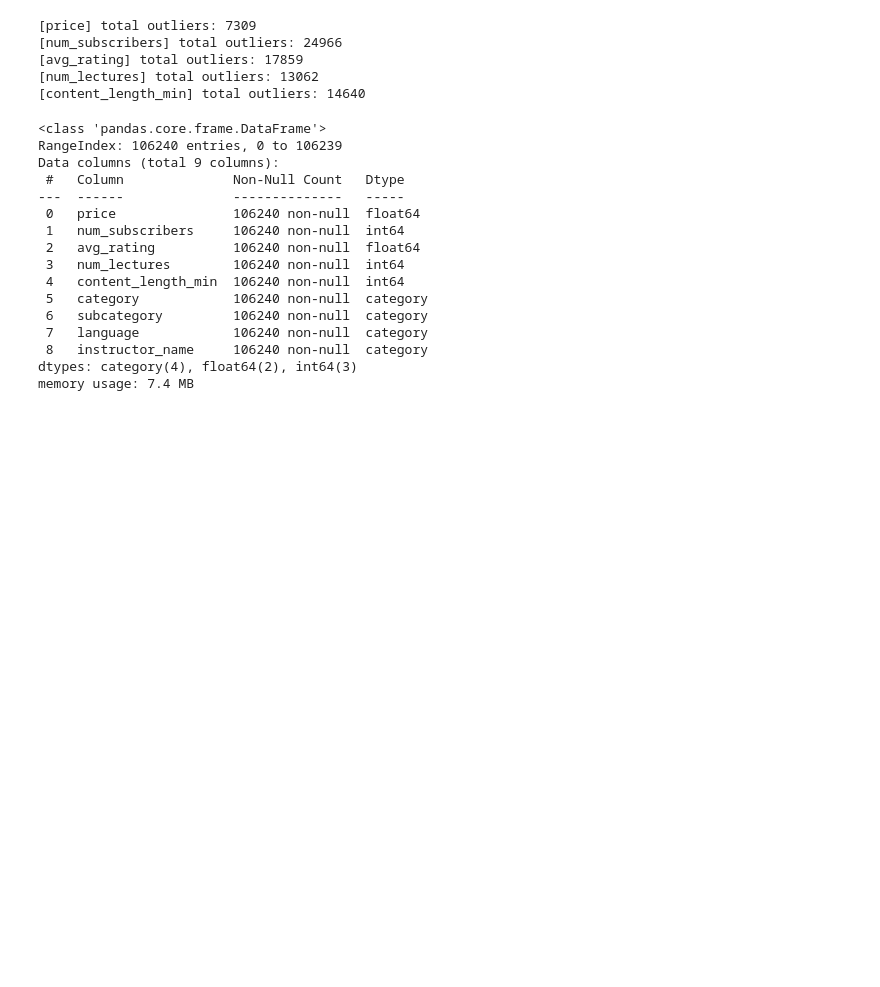
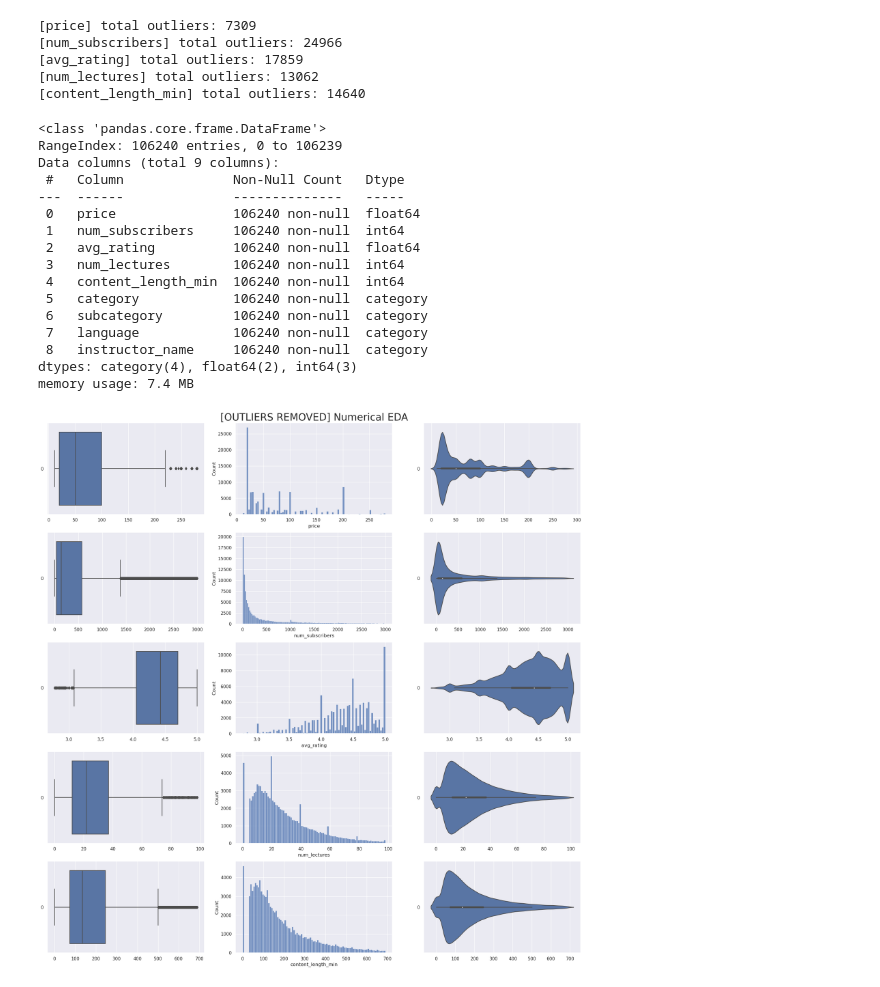
Before and after one commit to Amizzuddin/sc1015, a Jupyter notebook: contributions/amizzuddin/amizzuddin.ipynb, the cells around one changed output. Saved outputs shown, nothing was run; the diff lists cells and outputs as text; code cells hidden in the pictures; blank space fills up the shorter version.

```diff
--- a/contributions/amizzuddin/amizzuddin.ipynb
+++ b/contributions/amizzuddin/amizzuddin.ipynb
@@ -111,5 +113,7 @@ Data columns (total 9 columns):
 dtypes: category(4), float64(2), int64(3)
 memory usage: 7.4 MB
 # %%
-# generate_numerical_eda_visualization(RemovedOutlierDataset, "[OUTLIERS REMOVED] Numerical EDA")
+generate_numerical_eda_visualization(RemovedOutlierDataset, "[OUTLIERS REMOVED] Numerical EDA")
+# %% [output]
+[figure, added]
 # %%
```
Also changed, not shown: parts of 11 cells of this notebook, 4 other files.
